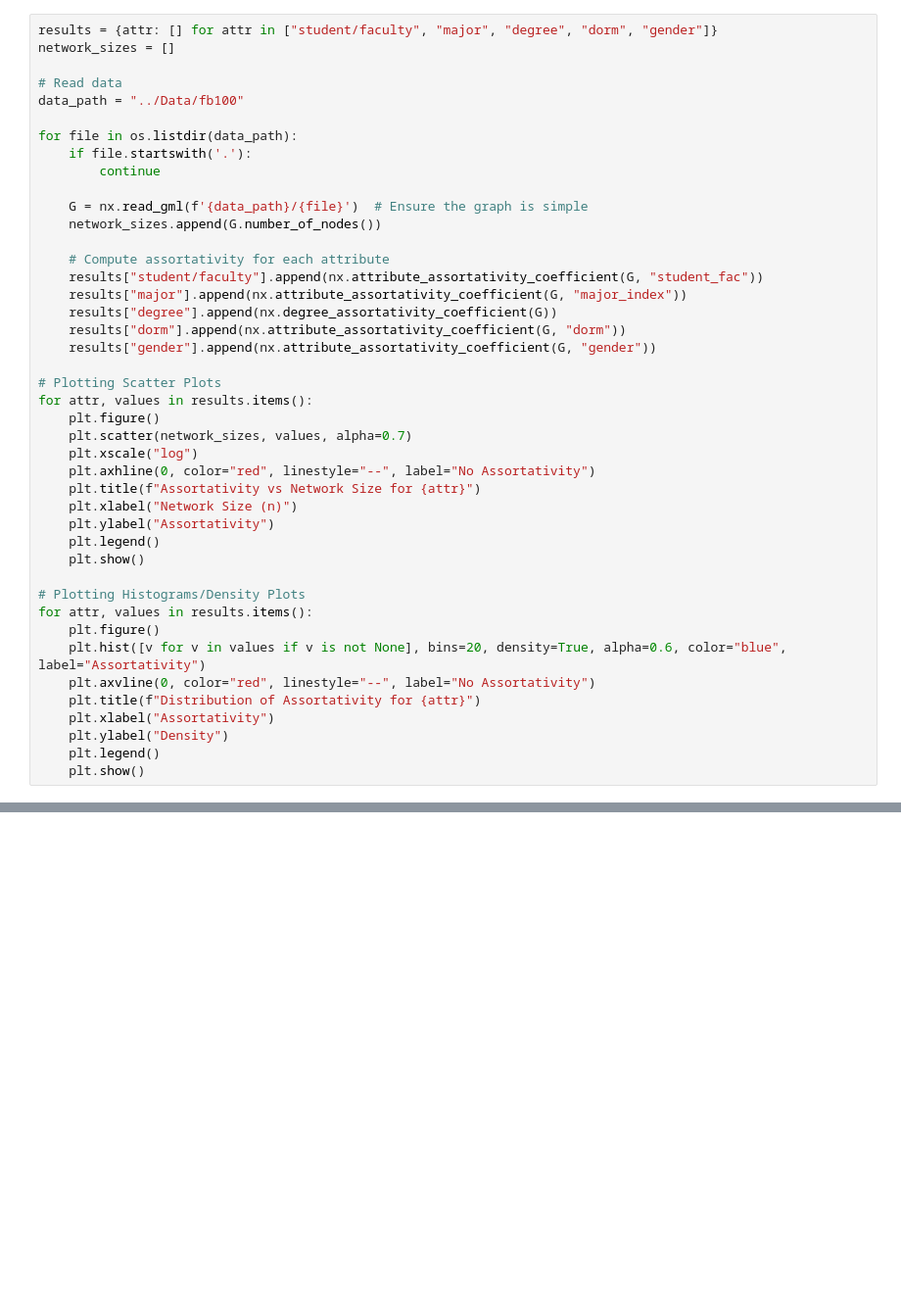
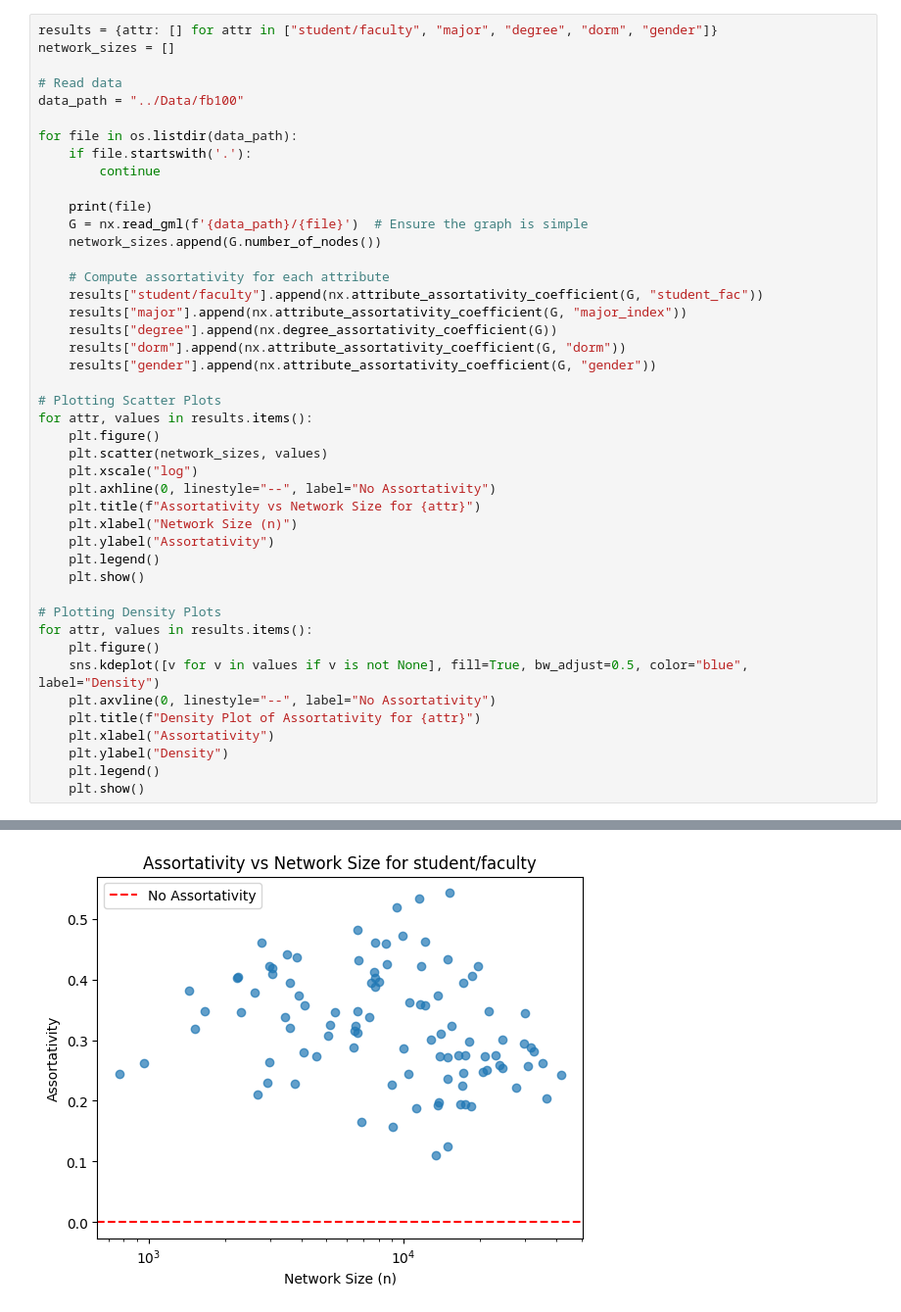
Before and after one commit to vvquocanh/network-graph, a Jupyter notebook: Question 3/Question 3.ipynb, the cells around one changed output, grey strips where cells are left out. Shown at 98% size. Cells and saved outputs as stored; diff of their text form; blank space fills up the shorter version.

```diff
--- a/Question 3/Question 3.ipynb
+++ b/Question 3/Question 3.ipynb
@@ -14,6 +15,7 @@ for file in os.listdir(data_path):
     if file.startswith('.'):
         continue
 
+    print(file)
     G = nx.read_gml(f'{data_path}/{file}')  # Ensure the graph is simple
     network_sizes.append(G.number_of_nodes())
 
@@ -27,22 +29,23 @@ for file in os.listdir(data_path):
 # Plotting Scatter Plots
 for attr, values in results.items():
     plt.figure()
-    plt.scatter(network_sizes, values, alpha=0.7)
+    plt.scatter(network_sizes, values)
     plt.xscale("log")
-    plt.axhline(0, color="red", linestyle="--", label="No Assortativity")
+    plt.axhline(0, linestyle="--", label="No Assortativity")
     plt.title(f"Assortativity vs Network Size for {attr}")
     plt.xlabel("Network Size (n)")
     plt.ylabel("Assortativity")
     plt.legend()
     plt.show()
 
-# Plotting Histograms/Density Plots
+# Plotting Density Plots
 for attr, values in results.items():
     plt.figure()
-    plt.hist([v for v in values if v is not None], bins=20, density=True, alpha=0.6, color="blue", label="Assortativity")
-    plt.axvline(0, color="red", linestyle="--", label="No Assortativity")
-    plt.title(f"Distribution of Assortativity for {attr}")
+    sns.kdeplot([v for v in values if v is not None], fill=True, bw_adjust=0.5, color="blue", label="Density")
+    plt.axvline(0, linestyle="--", label="No Assortativity")
+    plt.title(f"Density Plot of Assortativity for {attr}")
     plt.xlabel("Assortativity")
     plt.ylabel("Density")
     plt.legend()
     plt.show()
+# %% [output]
@@ -48,0 +69 @@ for attr, values in results.items():
+[figure, added]
```
Also changed, not shown: parts of 2 cells of this notebook, 6 other files.
